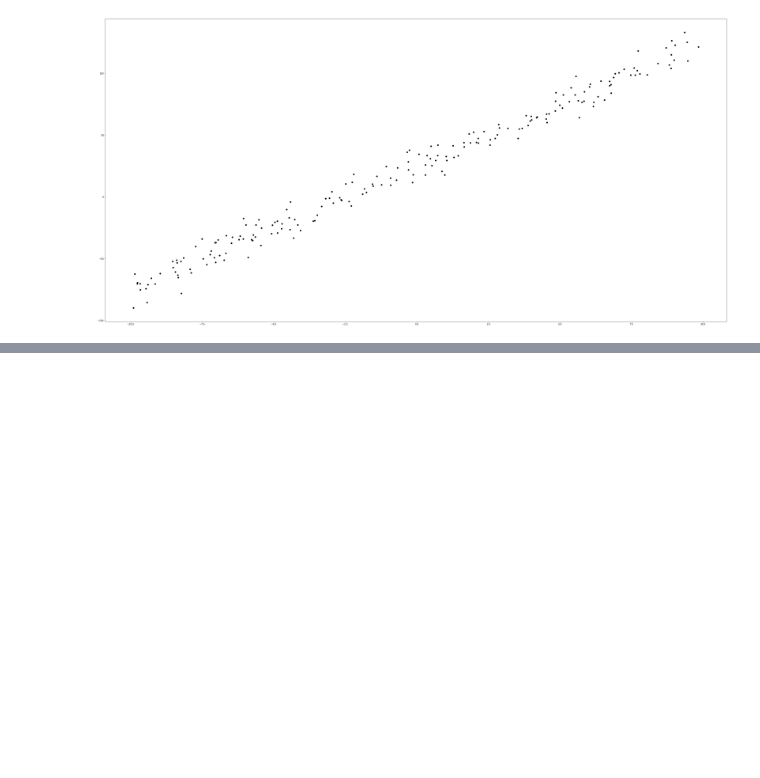
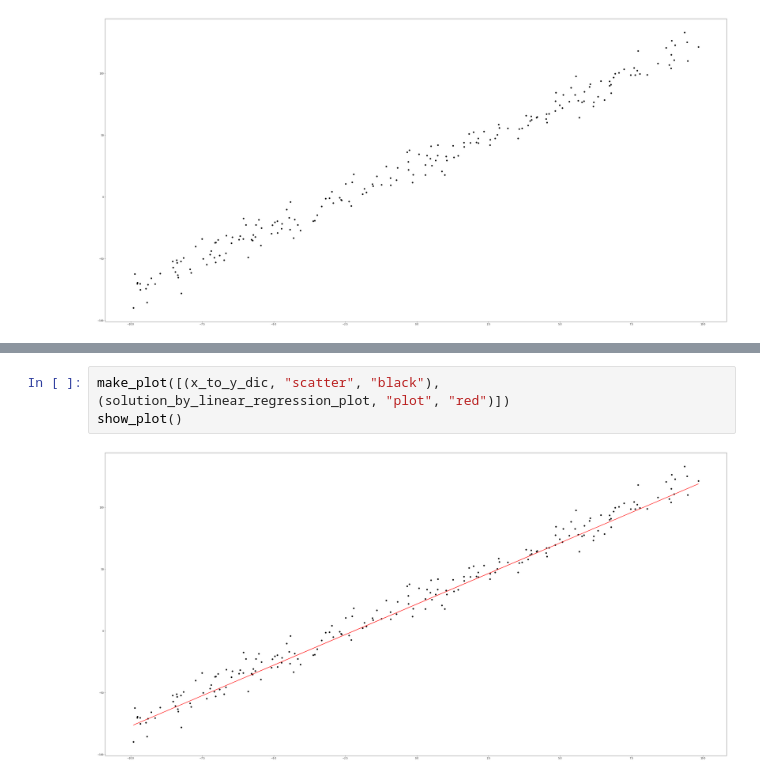
Before and after one commit to pula39/ml-assignment, a Jupyter notebook: ml_assignment3.ipynb, the cells around one changed output, grey strips where cells are left out. Saved outputs shown, nothing was run; the diff lists cells and outputs as text; blank space fills up the shorter version.

Commit message:
2. Plotting the linear regression result [1pt]

```diff
--- a/ml_assignment3.ipynb
+++ b/ml_assignment3.ipynb
@@ -146 +130,6 @@ next_theta_pair (21.712153311784395, 9.885432095956908)
 current_theta_pair (21.712470437710827, 9.88543698425726)
+# %%
+make_plot([(x_to_y_dic, "scatter", "black"), (solution_by_linear_regression_plot, "plot", "red")])
+show_plot()
+# %% [output]
+[figure, added]
```
Also changed, not shown: parts of 1 cell of this notebook.
